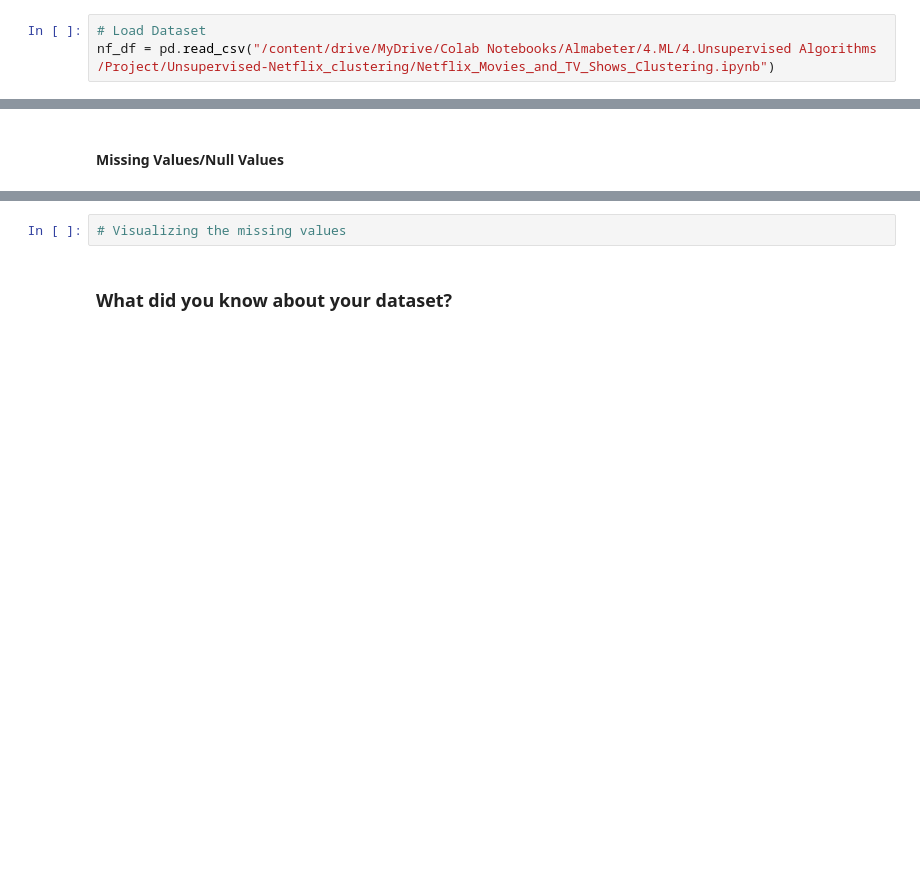
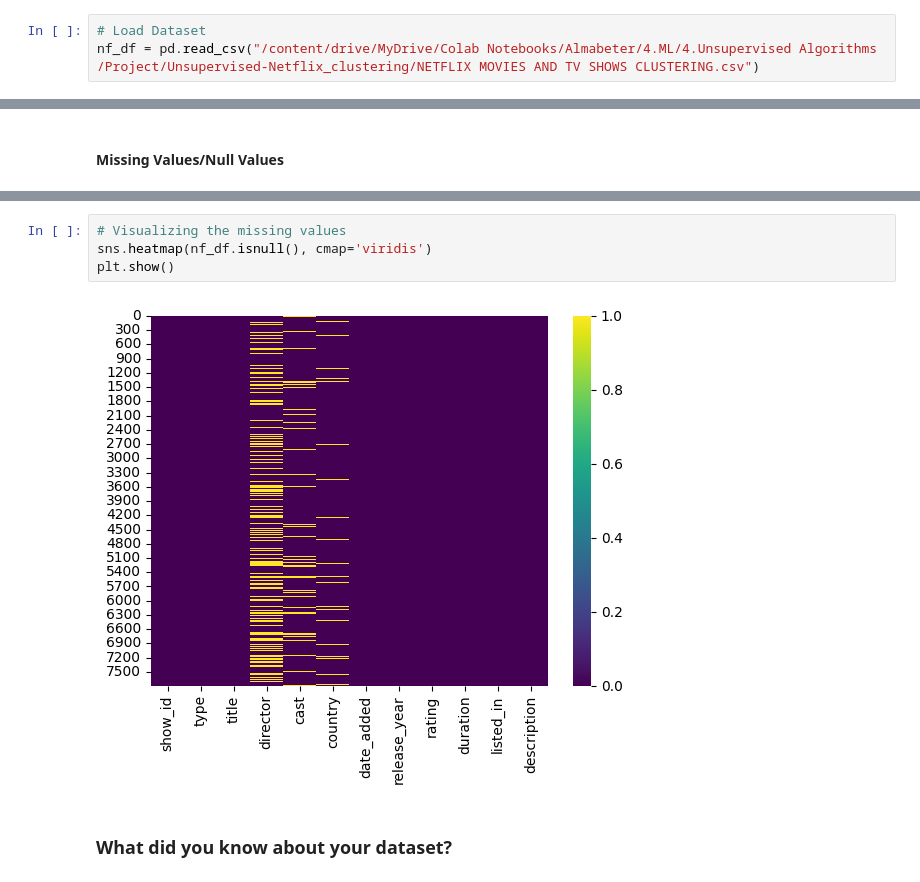
Before and after one commit to rafiddeshmukh/Netflix_Movies_and_TV_Shows_Clustering, a Jupyter notebook: Netflix_Movies_and_TV_Shows_Clustering.ipynb, the cells around one changed output, grey strips where cells are left out. Saved outputs shown, nothing was run; the diff lists cells and outputs as text; blank space fills up the shorter version.

```diff
--- a/Netflix_Movies_and_TV_Shows_Clustering.ipynb
+++ b/Netflix_Movies_and_TV_Shows_Clustering.ipynb
@@ -93,6 +104,6 @@ drive.mount('/content/drive')
 # %%
 # Load Dataset
-nf_df = pd.read_csv("/content/drive/MyDrive/Colab Notebooks/Almabeter/4.ML/4.Unsupervised Algorithms /Project/Unsupervised-Netflix_clustering/Netflix_Movies_and_TV_Shows_Clustering.ipynb")
+nf_df = pd.read_csv("/content/drive/MyDrive/Colab Notebooks/Almabeter/4.ML/4.Unsupervised Algorithms /Project/Unsupervised-Netflix_clustering/NETFLIX MOVIES AND TV SHOWS CLUSTERING.csv")
 # %% [markdown]
 ### Dataset First View
 # %%
@@ -117,5 +191,9 @@ nf_df.head()
 # %%
 # Visualizing the missing values
+sns.heatmap(nf_df.isnull(), cmap='viridis')
+plt.show()
+# %% [output]
+[figure, added]
 # %% [markdown]
 ### What did you know about your dataset?
 # %% [markdown]
```
Also changed, not shown: parts of 42 cells of this notebook.
